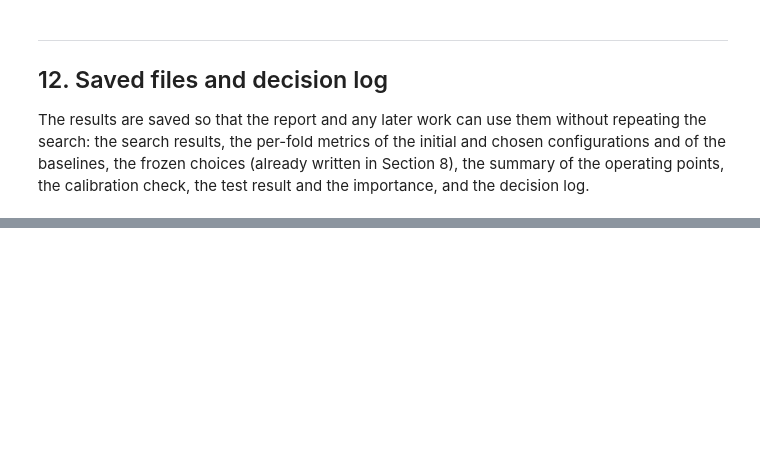
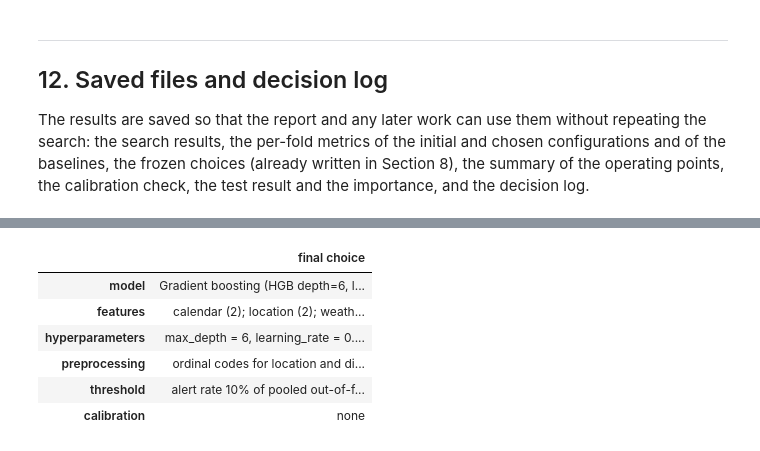
Before and after one commit to AmirMasnavi/MINDD, a Jupyter notebook: Task4.ipynb, the cells around one changed output, grey strips where cells are left out. Cells and saved outputs as stored; diff of their text form; code cells hidden in the pictures; blank space fills up the shorter version.

```diff
--- a/Task4.ipynb
+++ b/Task4.ipynb
@@ -1571,0 +1649,52 @@ Saved: prepared/task4_frozen.json prepared/task4_search.csv prepared/task4_fold_
+# %%
+import sklearn
+
+feature_groups = {group: [f for f in features if f in FROZEN_FILE["features"]] for group, features in GROUPS.items()}
+feature_groups = {group: features for group, features in feature_groups.items() if features}    # tariff and post_id were dropped in Task 3
+categorical = [f for f in FROZEN_FILE["features"] if f in FEATURE_GROUPS["categorical"]]
+dev = FROZEN_FILE["development_estimates"]
+final_model = {
+    "data": {"development": f"sessions starting from {BURN_IN_END.date()} (end of the burn-in) and before {TEST_START.date()}",
+             "folds": "four expanding-window folds with a purge gap (Task 2 protocol), used for every choice",
+             "final training": f"all development sessions that ended before {TEST_START.date()}, so every label was known before the test",
+             "test": f"sessions starting from {TEST_START.date()}, scored once with the frozen choices"},
+    "target": {"positive": PROTOCOL["problem"]["positive_class"], "negative": PROTOCOL["problem"]["negative_class"],
+               "prediction moment": PROTOCOL["problem"]["prediction_moment"]},
+    "preprocessing": {"categories": f"{', '.join(categorical)}: ordinal codes learned on the training window; an unseen category is treated as missing",
+                      "numeric features": "used as they are: no scaling and no log transform, since the trees only use the order of the values",
+                      "missing values": "kept as missing; the model sends them to the better side of each split, so nothing is imputed",
+                      "class imbalance": "no resampling and no class weights",
+                      "fitted on": "every learned step is fitted on the training window only (learned-operations ledger, Task 1)"},
+    "feature_groups": feature_groups,
+    "hyperparameters": FROZEN_FILE["hyperparameters"],
+    "fixed_settings": {"early_stopping": False, "random_state": SEED, "categorical_features": categorical,
+                       "other settings": f"scikit-learn {sklearn.__version__} defaults"},
+    "threshold": {"criterion": FROZEN_FILE["criterion"], "cut_off": FROZEN_FILE["cut_off"], "alert rate": dev["alert rate"],
+                  "precision": dev["precision"], "recall": dev["recall"]},
+    "calibration": {"decision": FROZEN_FILE["calibration"], "reason": T4["calibration"]["decision"]},
+    "decided_in": {"data": "report Sections 3.1 and 4.5", "target": "report Section 1.1", "preprocessing": "report Section 3.3",
+                   "feature_groups": "report Section 5.1", "hyperparameters": "report Sections 6.1 and 6.2",
+                   "threshold": "report Section 6.3", "calibration": "report Section 6.4"},
+}
+
+assert sorted(sum(feature_groups.values(), [])) == sorted(FROZEN_FILE["features"]) and len(FROZEN_FILE["features"]) == 27
+assert final_model["hyperparameters"] == FROZEN_FILE["hyperparameters"]
+assert final_model["threshold"]["cut_off"] == FROZEN_FILE["cut_off"] and final_model["calibration"]["decision"] == FROZEN_FILE["calibration"]
+(OUT_DIR / "final_model.json").write_text(json.dumps(final_model, indent=2, ensure_ascii=False, default=float))
+
+summary = {"model": f"{FROZEN_FILE['model']} ({FROZEN_FILE['configuration']})",
+           "features": "; ".join(f"{group} ({len(features)})" for group, features in feature_groups.items()) + f" = {len(FROZEN_FILE['features'])}",
+           "hyperparameters": ", ".join(f"{k} = {v}" for k, v in FROZEN_FILE["hyperparameters"].items()) + ", no early stopping, seed 42",
+           "preprocessing": f"ordinal codes for {' and '.join(categorical)} (fitted on the training window); numeric features and missing values unchanged",
+           "threshold": f"{FROZEN_FILE['criterion']}: cut-off {FROZEN_FILE['cut_off']:.3f} "
+                        f"(development precision {dev['precision']:.3f}, recall {dev['recall']:.3f}, alert rate {dev['alert rate']:.1%})",
+           "calibration": final_model["calibration"]["decision"]}
+display(pd.DataFrame.from_dict(summary, orient="index", columns=["final choice"]))
+# %% [output]
+|  | final choice |
+| model | Gradient boosting (HGB depth=6, l... |
+| features | calendar (2); location (2); weath... |
+| hyperparameters | max_depth = 6, learning_rate = 0.... |
+| preprocessing | ordinal codes for location and di... |
+| threshold | alert rate 10% of pooled out-of-f... |
+| calibration | none |
```
Also changed, not shown: parts of 16 cells of this notebook, 23 other files.
